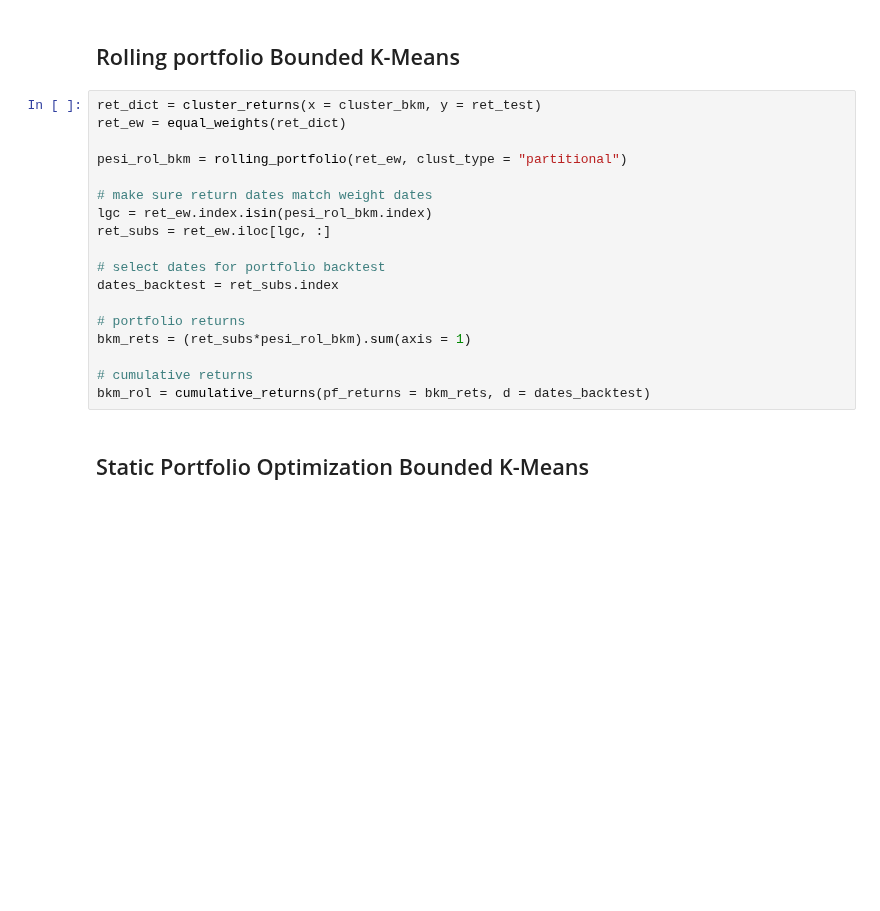
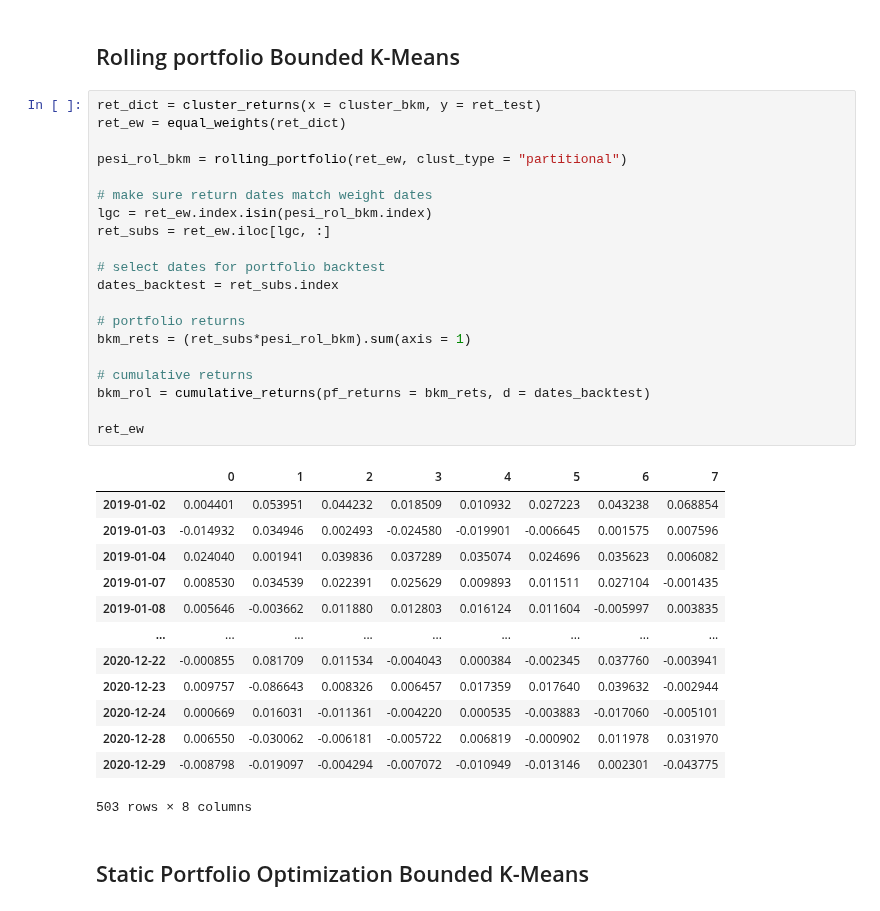
Before and after one commit to GiadaV/PROGETTO-PYTHON, a Jupyter notebook: progetto_finance.ipynb, the cells around one changed output. Drawn from its saved outputs; the diff is of its cells as text; blank space fills up the shorter version.

```diff
--- a/progetto_finance.ipynb
+++ b/progetto_finance.ipynb
@@ -617,21 +650,37 @@ cluster_bkm['clusters bkm'] = cluster_bkm['clusters bkm'].astype(int)
 # %%
 ret_dict = cluster_returns(x = cluster_bkm, y = ret_test)
 ret_ew = equal_weights(ret_dict)
 
 pesi_rol_bkm = rolling_portfolio(ret_ew, clust_type = "partitional")
 
 # make sure return dates match weight dates
 lgc = ret_ew.index.isin(pesi_rol_bkm.index)
 ret_subs = ret_ew.iloc[lgc, :]
 
 # select dates for portfolio backtest
 dates_backtest = ret_subs.index
 
 # portfolio returns
 bkm_rets = (ret_subs*pesi_rol_bkm).sum(axis = 1)
 
 # cumulative returns
 bkm_rol = cumulative_returns(pf_returns = bkm_rets, d = dates_backtest)
+
+ret_ew
+# %% [output]
+|  | 0 | 1 | 2 | 3 | 4 | 5 | 6 | 7 |
+| 2019-01-02 | 0.004401 | 0.053951 | 0.044232 | 0.018509 | 0.010932 | 0.027223 | 0.043238 | 0.068854 |
+| 2019-01-03 | -0.014932 | 0.034946 | 0.002493 | -0.024580 | -0.019901 | -0.006645 | 0.001575 | 0.007596 |
+| 2019-01-04 | 0.024040 | 0.001941 | 0.039836 | 0.037289 | 0.035074 | 0.024696 | 0.035623 | 0.006082 |
+| 2019-01-07 | 0.008530 | 0.034539 | 0.022391 | 0.025629 | 0.009893 | 0.011511 | 0.027104 | -0.001435 |
+| 2019-01-08 | 0.005646 | -0.003662 | 0.011880 | 0.012803 | 0.016124 | 0.011604 | -0.005997 | 0.003835 |
+| ... | ... | ... | ... | ... | ... | ... | ... | ... |
+| 2020-12-22 | -0.000855 | 0.081709 | 0.011534 | -0.004043 | 0.000384 | -0.002345 | 0.037760 | -0.003941 |
+| 2020-12-23 | 0.009757 | -0.086643 | 0.008326 | 0.006457 | 0.017359 | 0.017640 | 0.039632 | -0.002944 |
+| 2020-12-24 | 0.000669 | 0.016031 | -0.011361 | -0.004220 | 0.000535 | -0.003883 | -0.017060 | -0.005101 |
+| 2020-12-28 | 0.006550 | -0.030062 | -0.006181 | -0.005722 | 0.006819 | -0.000902 | 0.011978 | 0.031970 |
+| 2020-12-29 | -0.008798 | -0.019097 | -0.004294 | -0.007072 | -0.010949 | -0.013146 | 0.002301 | -0.043775 |
+503 rows × 8 columns
 # %% [markdown]
 ## Static Portfolio Optimization Bounded K-Means
 # %%
```
Also changed, not shown: parts of 22 cells of this notebook.
